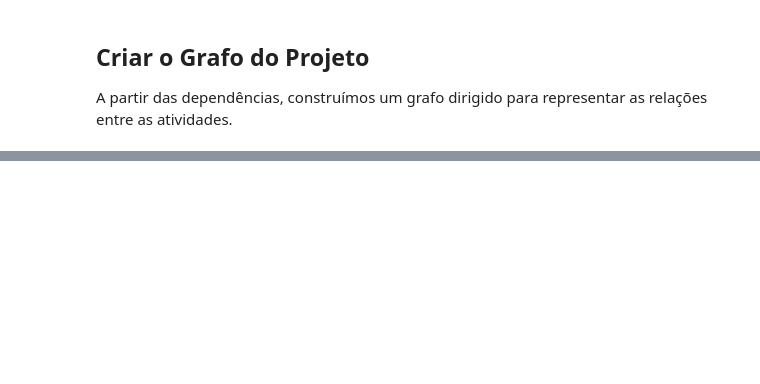
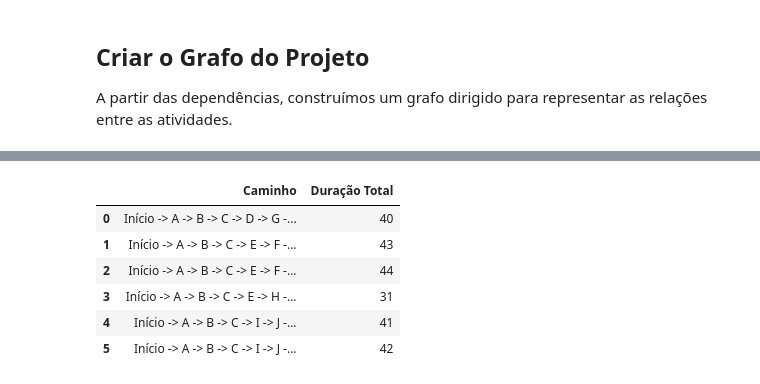
Before and after one commit to UniRobotica/gpc, a Jupyter notebook: notebooks/pertcpm-construcao-civil.ipynb, the cells around one changed output, grey strips where cells are left out. Cells and saved outputs as stored; diff of their text form; code cells hidden in the pictures; blank space fills up the shorter version.

```diff
--- a/notebooks/pertcpm-construcao-civil.ipynb
+++ b/notebooks/pertcpm-construcao-civil.ipynb
@@ -47,0 +287,78 @@ A partir das dependências, construímos um grafo dirigido para representar as r
+# %%
+
+import pandas as pd
+import networkx as nx
+
+# Criar o grafo de PERT/CPM novamente com base nos dados anteriores
+data = pd.DataFrame({
+    'Atividade': ['Início', 'A', 'B', 'C', 'D', 'E', 'F', 'G', 'H', 'I', 'J', 'K', 'L', 'M', 'N', 'Fim'],
+    'Descrição': ['Início','Escavação', 'Fundação', 'Paredes', 'Telhado', 'Encanamento Exterior',
+                  'Encanamento Interior', 'Muros', 'Pintura Exterior', 'Instalação Elétrica', 'Divisórias',
+                  'Piso', 'Pintura Interior', 'Acabamento Exterior', 'Acabamento Interior', 'Fim'],
+    'Atividades Precedentes': [None, 'Início', 'A', 'B', 'C', 'C', 'E', 'D', 'E,G', 'C', 'F,I', 'J', 'J', 'H', 'K,L', 'M,N'],
+    'Duração Estimada': [0, 2, 4, 10, 6, 4, 5, 7, 9, 7, 8, 4, 5, 2, 6, 0]
+})
+
+# Criar o grafo de PERT/CPM
+G = nx.DiGraph()
+
+# Adicionar nós e arestas ao grafo
+for i, row in data.iterrows():
+    G.add_node(row['Atividade'], duração=row['Duração Estimada'])
+    if row['Atividades Precedentes']:
+        precedentes = row['Atividades Precedentes'].split(',')
+        for p in precedentes:
+            G.add_edge(p.strip(), row['Atividade'])
+
+# Função para encontrar todos os caminhos do início ao fim
+def find_paths(graph, start, end, path=[]):
+    path = path + [start]
+    if start == end:
+        return [path]
+    if start not in graph:
+        return []
+    paths = []
+    for node in graph[start]:
+        if node not in path:
+            new_paths = find_paths(graph, node, end, path)
+            for p in new_paths:
+                paths.append(p)
+    return paths
+
+# Encontrar todos os caminhos do "Início" para "Fim"
+all_paths = find_paths(G, 'Início', 'Fim')
+
+# Calcular a duração de cada caminho
+path_durations = []
+for path in all_paths:
+    duration = sum(G.nodes[node]['duração'] for node in path)
+    path_durations.append((path, duration))
+
+# Criar uma tabela com os caminhos e suas durações
+paths_df = pd.DataFrame(path_durations, columns=['Caminho', 'Duração Total'])
+paths_df['Caminho'] = paths_df['Caminho'].apply(lambda x: ' -> '.join(x))  # Formatar o caminho como uma string
+
+# Encontrar o caminho crítico (o de maior duração)
+critical_path = max(path_durations, key=lambda x: x[1])[0]
+
+# Função para destacar o caminho crítico em vermelho
+def highlight_critical(path):
+    return ' -> '.join([f"<span style='color:red'>{node}</span>" if node in critical_path else node for node in path])
+
+# Aplicar o destaque para o caminho crítico na tabela
+paths_df['Caminho'] = paths_df['Caminho'].apply(lambda x: highlight_critical(x.split(' -> ')))
+
+# Ajustar para exibir as células com texto completo
+pd.set_option('display.max_colwidth', None)  # Não limitar a largura das células
+
+# Exibir a tabela de caminhos e durações com destaque no caminho crítico
+from IPython.core.display import display, HTML
+display(HTML(paths_df.to_html(escape=False)))
+# %% [output]
+|  | Caminho | Duração Total |
+| 0 | Início -> A -> B -> C -> D -> G -... | 40 |
+| 1 | Início -> A -> B -> C -> E -> F -... | 43 |
+| 2 | Início -> A -> B -> C -> E -> F -... | 44 |
+| 3 | Início -> A -> B -> C -> E -> H -... | 31 |
+| 4 | Início -> A -> B -> C -> I -> J -... | 41 |
+| 5 | Início -> A -> B -> C -> I -> J -... | 42 |
```
Also changed, not shown: parts of 10 cells of this notebook, 1 other file.
